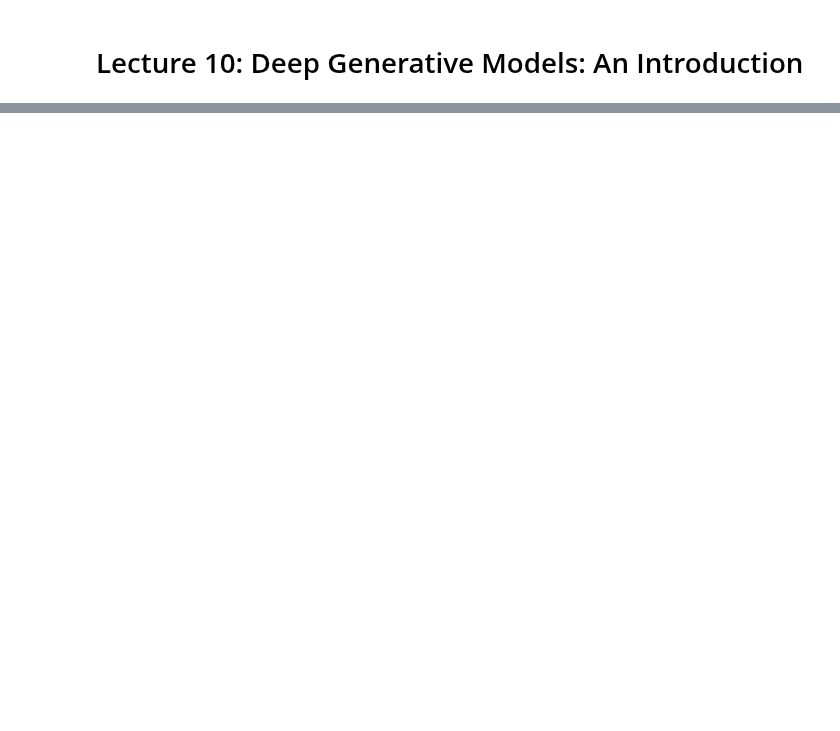
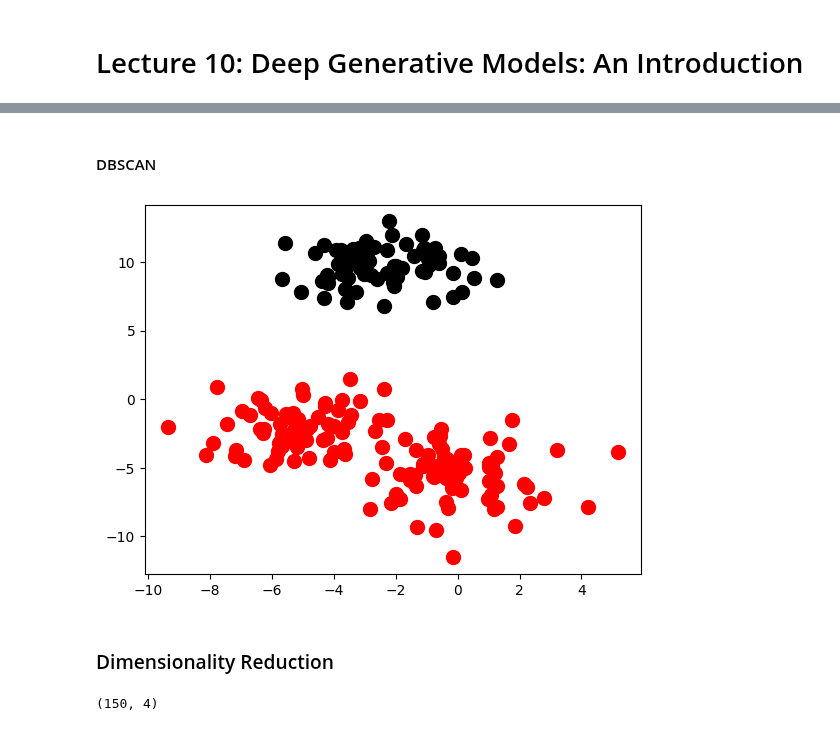
Before and after one commit to DL4CV-NPTEL/Deep-Learning-For-Computer-Vision, a Jupyter notebook: notebooks/Week_10/Week_10_Lecture_1.ipynb, the cells around one changed output, grey strips where cells are left out. Drawn from its saved outputs; the diff is of its cells as text; code cells hidden in the pictures; blank space fills up the shorter version.

```diff
--- a/notebooks/Week_10/Week_10_Lecture_1.ipynb
+++ b/notebooks/Week_10/Week_10_Lecture_1.ipynb
@@ -28,0 +91,16 @@ IPyDisplay.HTML(
+# %% [markdown]
+#### DBSCAN
+# %%
+from sklearn.cluster import DBSCAN
+
+dbscan = DBSCAN(eps=3, min_samples=5)
+y_db = dbscan.fit_predict(points)
+
+plt.scatter(points[y_db ==0,0], points[y_db == 0,1], s=100, c='red')
+plt.scatter(points[y_db ==1,0], points[y_db == 1,1], s=100, c='black')
+plt.scatter(points[y_db ==-1,0], points[y_db == -1,1], s=100, c='blue')
+plt.show()
+# %% [output]
+[figure, added]
+# %% [markdown]
+### Dimensionality Reduction
@@ -28,0 +114,4 @@ IPyDisplay.HTML(
+# %%
+X.shape
+# %% [output]
+(150, 4)
```
Also changed, not shown: parts of 19 cells of this notebook.
